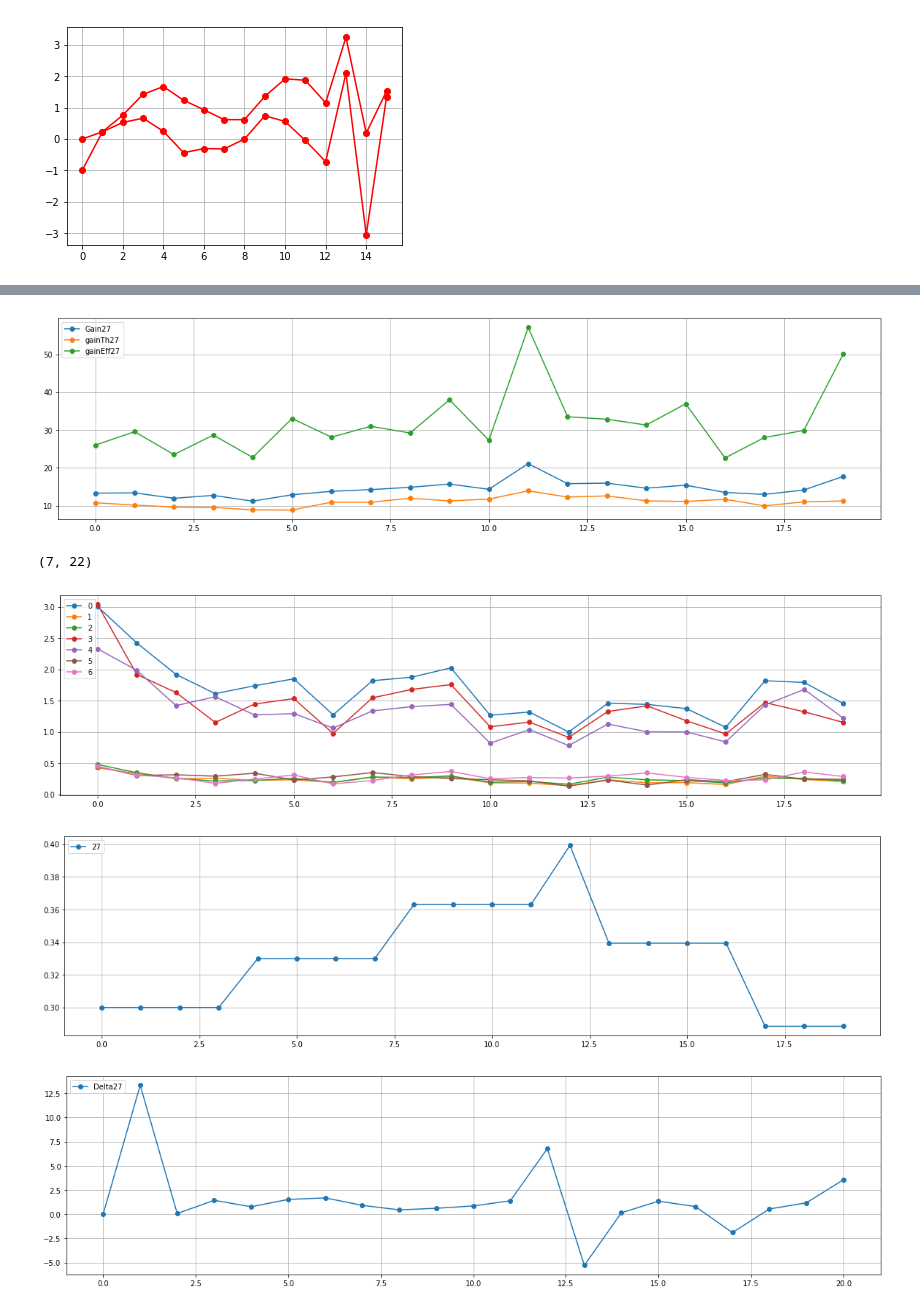
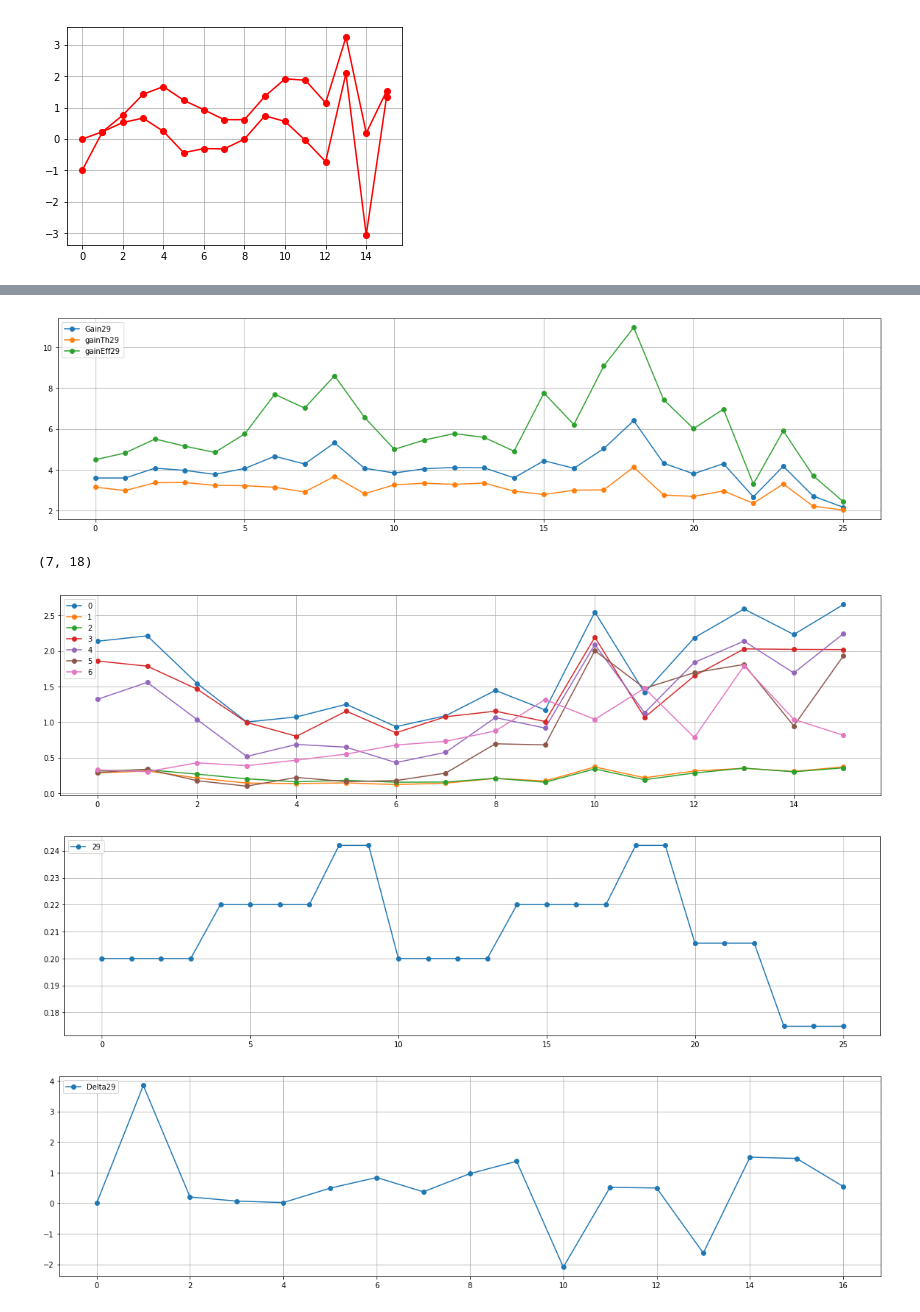
Before and after one commit to AndreeaStefan/SmartuistWrapper, a Jupyter notebook: evaluation/PlotResults.ipynb, the cells around one changed output, grey strips where cells are left out. Saved outputs shown, nothing was run; the diff lists cells and outputs as text; code cells hidden in the pictures.

Commit message:
Player 29: effort matters more

```diff
--- a/evaluation/PlotResults.ipynb
+++ b/evaluation/PlotResults.ipynb
@@ -111,7 +111,7 @@ plt.show()
 # player 8 = change effort
 # player 9 = same as 8
 
-players = [27]
+players = [29]
 results = []
 gradientStats = []
 path ="C:\\Users\\huber\\OneDrive\\Dokumenty\\thesis-hubert\\unity\\SmartuistWrapper\\tapResult.csv"
@@ -199,5 +199,7 @@ Total time 4.0804
 # %%
 # gain
+
+players = [29]
 plt.rcParams['figure.figsize'] = [20, 5]
 for p in players:
     tmp = gradientStats[p]
@@ -264,38 +266,38 @@ for p in players:
     tmp = gradientStats[p]
     learningRate = []
     for words in tmp:
         learningRate.append(float(words[6]))
 
     x = list(range(0, len(learningRate)))
     plt.plot(x, learningRate, 'o-', label=p)
 
 
 plt.legend(loc='upper left')
 plt.grid(True)
 plt.show()
 
 
 # delta
 
 for p in players:
     tmp = results[p]
     delta = []
     for words in tmp:
         delta.append(float(words[30]))
 
 #     smallDeltas = delta.toList()
     delta =  [x for i, x in enumerate(delta) if i == delta.index(x)]
     x = list(range(0, len(delta)))
     plt.plot(x, delta, 'o-', label="Delta"+str(p))
 plt.legend(loc='upper left')
 plt.grid(True)
 plt.show()
 # %% [output]
-[figure, old version]
+[figure, new version]
-(7, 22)
+(7, 18)
-[figure, old version]
+[figure, new version]
-[figure, old version]
+[figure, new version]
-[figure, old version]
+[figure, new version]
 # %%
 # plt.plot(x, uniqueGain, 'go-')
 # plt.grid(True)
```
Also changed, not shown: parts of 1 cell of this notebook, 2 other files.
